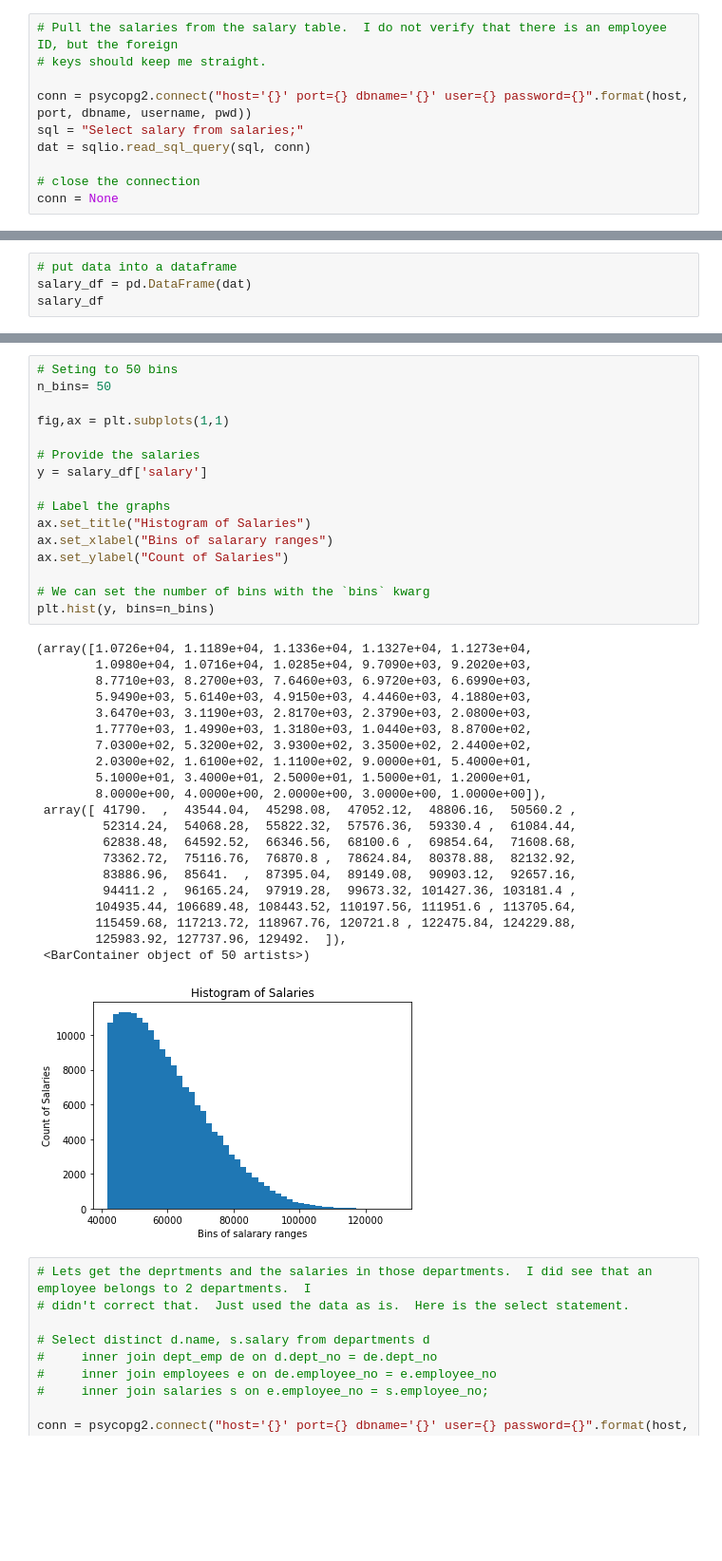
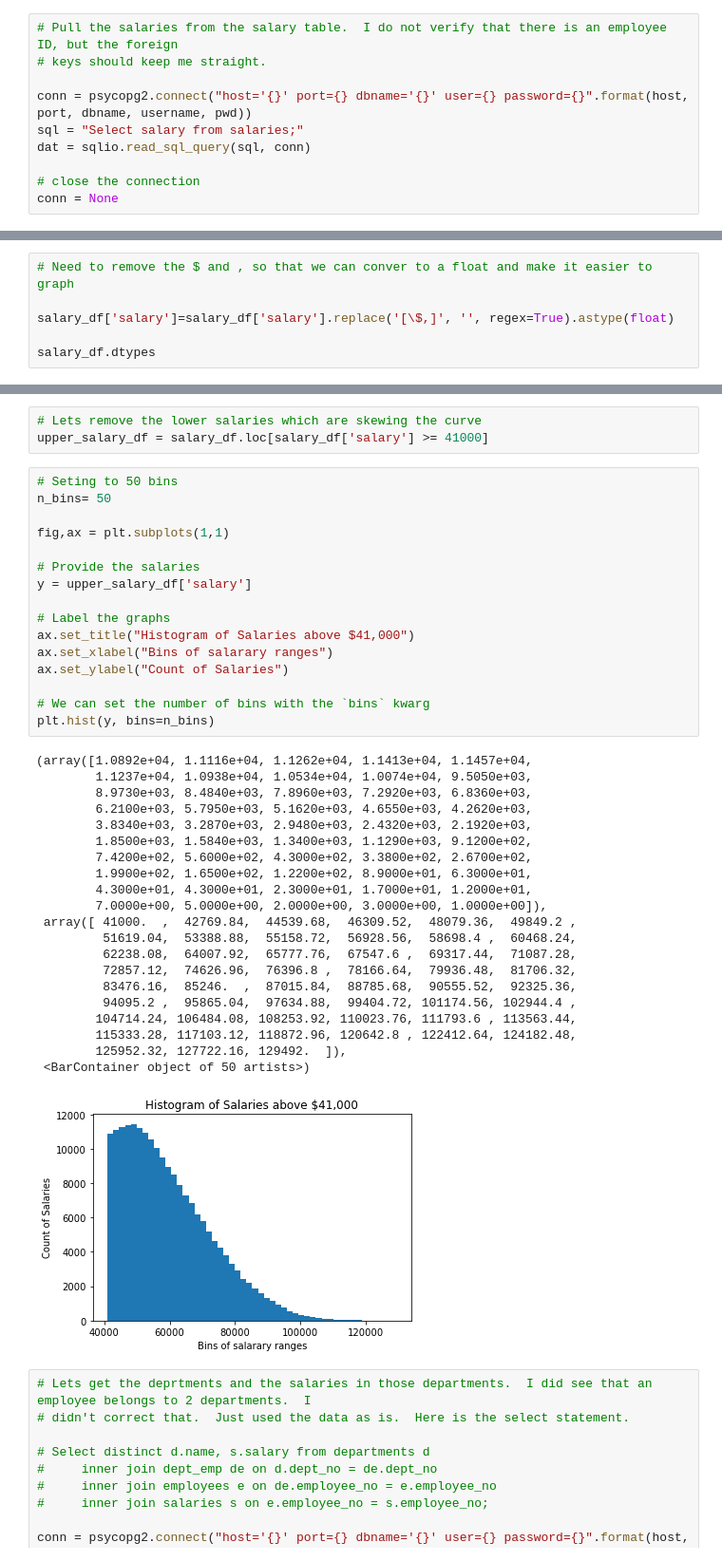
Before and after one commit to bpezzullo/SQL-Challenge, a Jupyter notebook: company.ipynb, the cells around one changed output, grey strips where cells are left out. Shown: that part at 95% size. Drawn from its saved outputs; the diff is of its cells as text; blank space fills up the shorter version.

```diff
--- a/company.ipynb
+++ b/company.ipynb
@@ -58 +56,7 @@ salary_df
 300024 rows × 1 columns
+# %%
+# Need to remove the $ and , so that we can conver to a float and make it easier to graph
+
+salary_df['salary']=salary_df['salary'].replace('[\$,]', '', regex=True).astype(float)
+
+salary_df.dtypes
@@ -127,4 +117,0 @@ conn = None
-# %%
-# put data into a dataframe
-salary_df = pd.DataFrame(dat)
-salary_df
@@ -145,41 +118,44 @@ salary_df
+# %%
+# Lets remove the lower salaries which are skewing the curve
+upper_salary_df = salary_df.loc[salary_df['salary'] >= 41000]
 # %%
 # Seting to 50 bins
 n_bins= 50
 
 fig,ax = plt.subplots(1,1)
 
 # Provide the salaries
-y = salary_df['salary']
+y = upper_salary_df['salary']
 
 # Label the graphs
-ax.set_title("Histogram of Salaries")
+ax.set_title("Histogram of Salaries above $41,000")
 ax.set_xlabel("Bins of salarary ranges")
 ax.set_ylabel("Count of Salaries")
 
 # We can set the number of bins with the `bins` kwarg
 plt.hist(y, bins=n_bins)
 # %% [output]
-(array([1.0726e+04, 1.1189e+04, 1.1336e+04, 1.1327e+04, 1.1273e+04,
-        1.0980e+04, 1.0716e+04, 1.0285e+04, 9.7090e+03, 9.2020e+03,
-        8.7710e+03, 8.2700e+03, 7.6460e+03, 6.9720e+03, 6.6990e+03,
-        5.9490e+03, 5.6140e+03, 4.9150e+03, 4.4460e+03, 4.1880e+03,
-        3.6470e+03, 3.1190e+03, 2.8170e+03, 2.3790e+03, 2.0800e+03,
-        1.7770e+03, 1.4990e+03, 1.3180e+03, 1.0440e+03, 8.8700e+02,
-        7.0300e+02, 5.3200e+02, 3.9300e+02, 3.3500e+02, 2.4400e+02,
-        2.0300e+02, 1.6100e+02, 1.1100e+02, 9.0000e+01, 5.4000e+01,
-        5.1000e+01, 3.4000e+01, 2.5000e+01, 1.5000e+01, 1.2000e+01,
-        8.0000e+00, 4.0000e+00, 2.0000e+00, 3.0000e+00, 1.0000e+00]),
- array([ 41790.  ,  43544.04,  45298.08,  47052.12,  48806.16,  50560.2 ,
-         52314.24,  54068.28,  55822.32,  57576.36,  59330.4 ,  61084.44,
-         62838.48,  64592.52,  66346.56,  68100.6 ,  69854.64,  71608.68,
-         73362.72,  75116.76,  76870.8 ,  78624.84,  80378.88,  82132.92,
-         83886.96,  85641.  ,  87395.04,  89149.08,  90903.12,  92657.16,
-         94411.2 ,  96165.24,  97919.28,  99673.32, 101427.36, 103181.4 ,
-        104935.44, 106689.48, 108443.52, 110197.56, 111951.6 , 113705.64,
-        115459.68, 117213.72, 118967.76, 120721.8 , 122475.84, 124229.88,
-        125983.92, 127737.96, 129492.  ]),
+(array([1.0892e+04, 1.1116e+04, 1.1262e+04, 1.1413e+04, 1.1457e+04,
+        1.1237e+04, 1.0938e+04, 1.0534e+04, 1.0074e+04, 9.5050e+03,
+        8.9730e+03, 8.4840e+03, 7.8960e+03, 7.2920e+03, 6.8360e+03,
+        6.2100e+03, 5.7950e+03, 5.1620e+03, 4.6550e+03, 4.2620e+03,
+        3.8340e+03, 3.2870e+03, 2.9480e+03, 2.4320e+03, 2.1920e+03,
+        1.8500e+03, 1.5840e+03, 1.3400e+03, 1.1290e+03, 9.1200e+02,
+        7.4200e+02, 5.6000e+02, 4.3000e+02, 3.3800e+02, 2.6700e+02,
+        1.9900e+02, 1.6500e+02, 1.2200e+02, 8.9000e+01, 6.3000e+01,
+        4.3000e+01, 4.3000e+01, 2.3000e+01, 1.7000e+01, 1.2000e+01,
+        7.0000e+00, 5.0000e+00, 2.0000e+00, 3.0000e+00, 1.0000e+00]),
+ array([ 41000.  ,  42769.84,  44539.68,  46309.52,  48079.36,  49849.2 ,
+         51619.04,  53388.88,  55158.72,  56928.56,  58698.4 ,  60468.24,
+         62238.08,  64007.92,  65777.76,  67547.6 ,  69317.44,  71087.28,
+         72857.12,  74626.96,  76396.8 ,  78166.64,  79936.48,  81706.32,
+         83476.16,  85246.  ,  87015.84,  88785.68,  90555.52,  92325.36,
+         94095.2 ,  95865.04,  97634.88,  99404.72, 101174.56, 102944.4 ,
+        104714.24, 106484.08, 108253.92, 110023.76, 111793.6 , 113563.44,
+        115333.28, 117103.12, 118872.96, 120642.8 , 122412.64, 124182.48,
+        125952.32, 127722.16, 129492.  ]),
  <BarContainer object of 50 artists>)
-[figure, old version]
+[figure, new version]
 # %%
 # Lets get the deprtments and the salaries in those departments.  I did see that an employee belongs to 2 departments.  I
 # didn't correct that.  Just used the data as is.  Here is the select statement.
```
Also changed, not shown: parts of 16 cells of this notebook, 3 other files.
